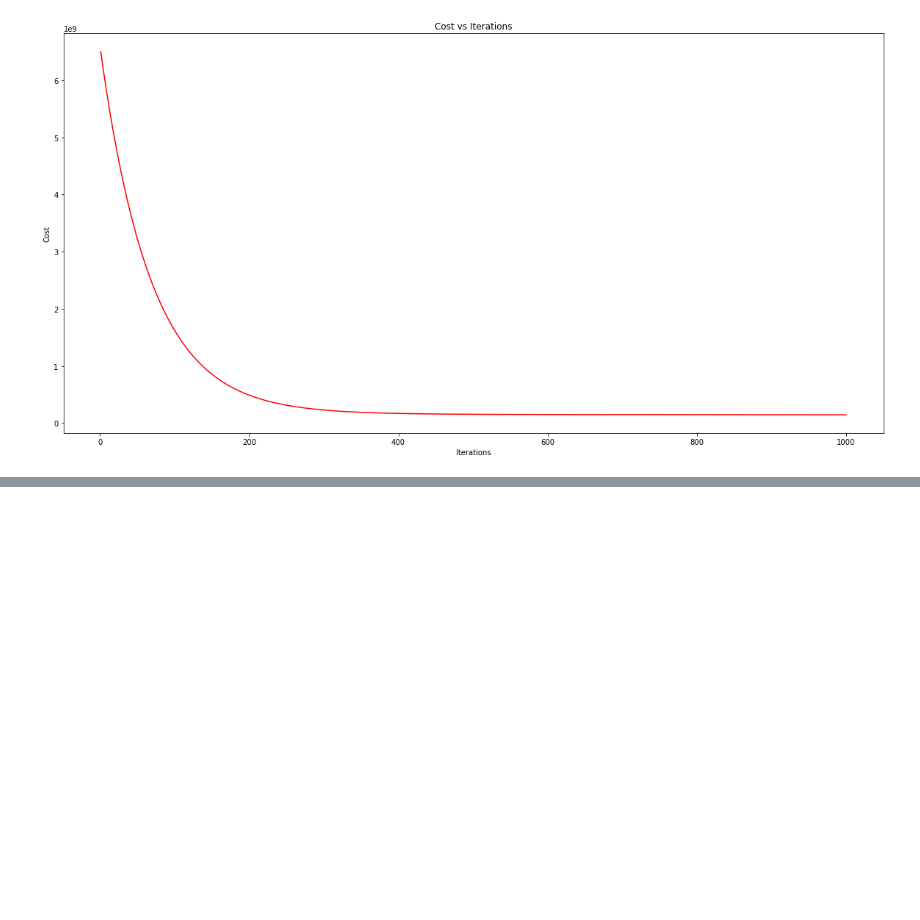
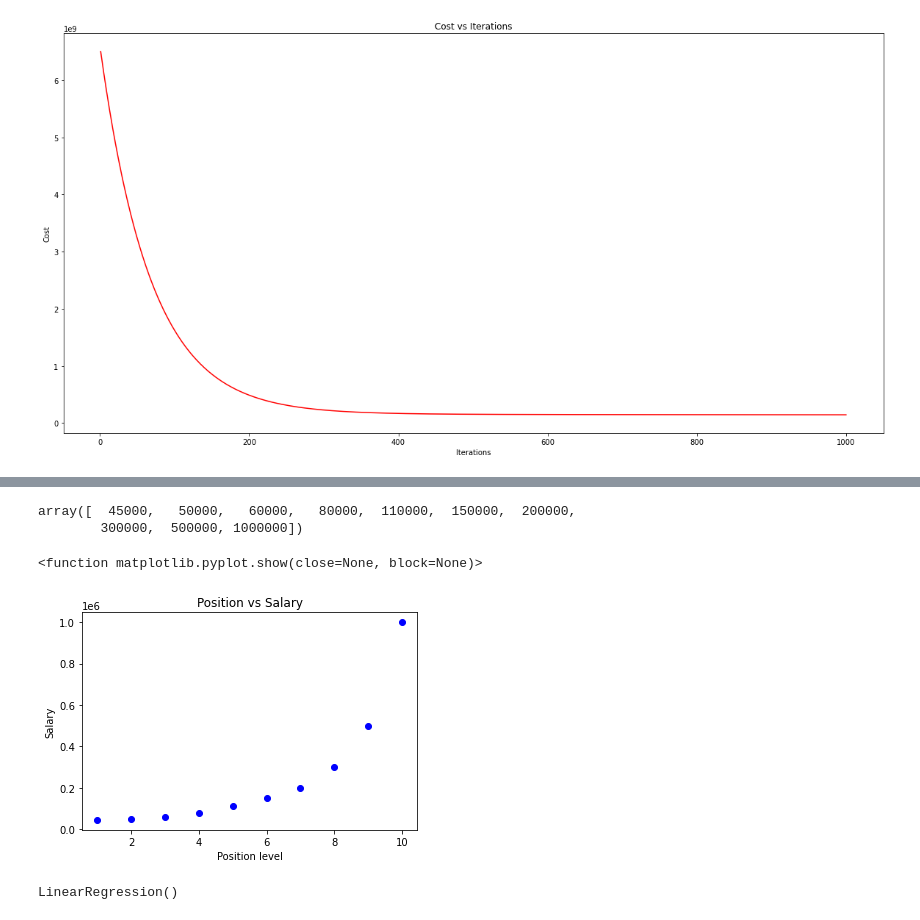
Before and after one commit to AvyayIrde/Data-Science-Course, a Jupyter notebook: Week 9/ML_Intro.ipynb, the cells around one changed output, grey strips where cells are left out. Cells and saved outputs as stored; diff of their text form; code cells hidden in the pictures; blank space fills up the shorter version.

```diff
--- a/Week 9/ML_Intro.ipynb
+++ b/Week 9/ML_Intro.ipynb
@@ -591,0 +602,3 @@ Example 5
+# %%
+df = pd.read_csv('data/position_salariesfc0bf7d9f4c8.csv')
+df
@@ -591,0 +617,3 @@ Example 5
+# %%
+x = df.iloc[:,1:2].values
+y = df.iloc[:,2].values
@@ -591,0 +633,25 @@ Example 5
+# %%
+y
+# %% [output]
+array([  45000,   50000,   60000,   80000,  110000,  150000,  200000,
+        300000,  500000, 1000000])
+# %%
+plt.scatter(x,y, color = 'b')
+plt.title("Position vs Salary")
+plt.xlabel("Position level")
+plt.ylabel("Salary")
+plt.show()
+# %% [output]
+<function matplotlib.pyplot.show(close=None, block=None)>
+[figure, added]
+# %%
+from sklearn.model_selection import train_test_split
+from sklearn.linear_model import LinearRegression
+
+x_train,x_test,y_train,y_test = train_test_split(x,y,test_size=0.3,random_state=432)
+
+model = LinearRegression()
+
+model.fit(x,y)
+# %% [output]
+LinearRegression()
```
Also changed, not shown: parts of 46 cells of this notebook, 4 other files.
